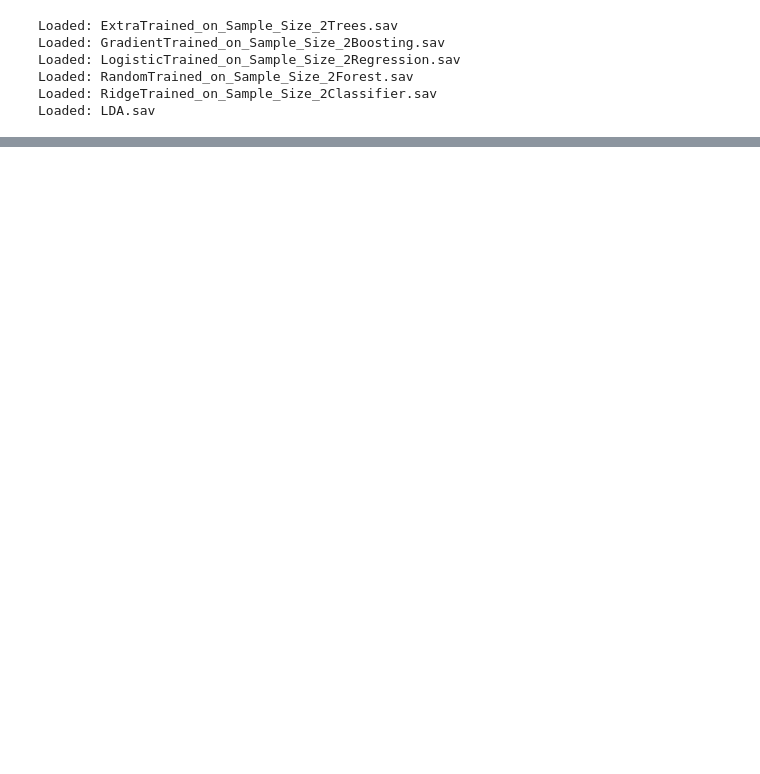
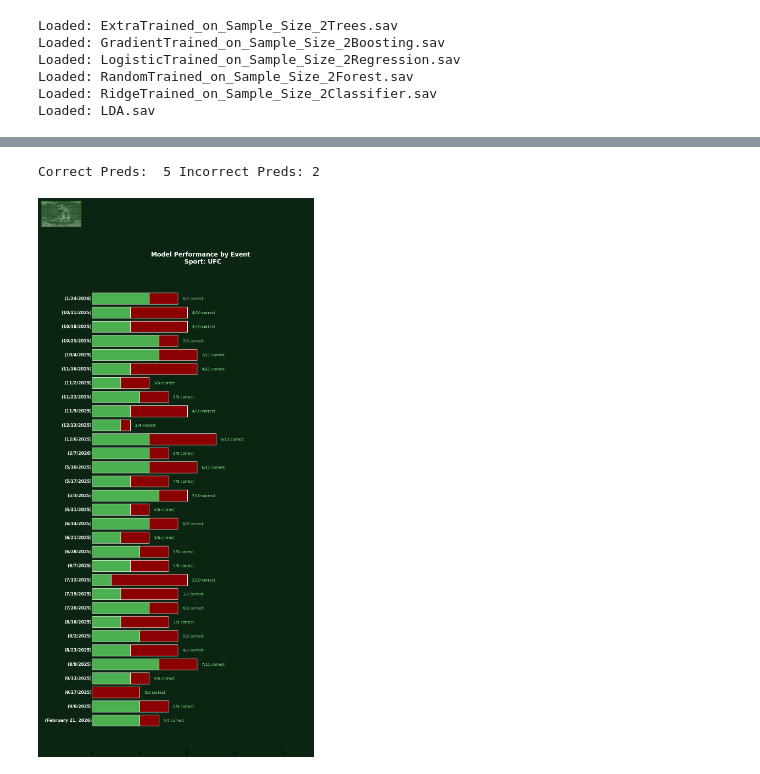
Before and after one commit to schneirc73/Upcoming_UFC_Event_Prediction, a Jupyter notebook: EventPrediction_3.0_Sample_size_2_test.ipynb, the cells around one changed output, grey strips where cells are left out. Drawn from its saved outputs; the diff is of its cells as text; code cells hidden in the pictures; blank space fills up the shorter version.

```diff
--- a/EventPrediction_3.0_Sample_size_2_test.ipynb
+++ b/EventPrediction_3.0_Sample_size_2_test.ipynb
@@ -21,12 +21,12 @@ import numpy as np
 from Weight_Map import map_categories
 from EP_funs import time_to_minutes, compare_columns, Raw_Data_Filter, data_collector, convert_to_float
 # Adjust below to fit the date of the run
-lrd = '121425' # Date of the last run; automatically calls the previously created dataframe
-rd = '012526'
+lrd = '020826' # Date of the last run; automatically calls the previously created dataframe
+rd = '022226'
 patha = r'E:/UFC/Upcoming_Events_Testing/' # Projection Saved Places
 pathb = r'E:/UFC/Sample_Size2_Models/' # Models
 
-old_pred_file_location = "E:/MMA_Outcomes/UFC 324- Gaethje vs. Pimblett_predictions.csv"
+old_pred_file_location = "E:/MMA_Outcomes/UFC Fight Night- Strickland vs. Hernandez_predictions.csv"
 
 # E:\UFC\Data_Exploration.r
 # %%
@@ -658,7 +662,7 @@ image_height = 0.15
 summary_df1=pd.read_csv("E:/MMA_Outcomes/Model_Outcomes.csv")
 summary_df1=pd.concat([summary_df1, New_line])
 summary_df1 = summary_df1.sort_values('Event Date', ascending=False).reset_index(drop=True)
-summary_df1.to_csv("E:/MMA_Outcomes/Model_Outcomes_updated.csv")
+summary_df1.to_csv("E:/MMA_Outcomes/Model_Outcomes_updated.csv", index=False)
 fig, ax = plt.subplots(figsize=(10, 0.6 * len(summary_df1)))
 fig.patch.set_facecolor('#0b2512')
 ax.set_facecolor('#0b2512')
@@ -666,30 +670,33 @@ ax.set_facecolor('#0b2512')
 # Plot each stacked bar
 for i, row in summary_df1.iterrows():
     ax.barh(i, row['Correct'], color='#4CAF50', edgecolor='white')  # green for correct
     ax.barh(i, row['Wrong'], left=row['Correct'], color='#8B0000', edgecolor='white')  # red for wrong
 
     # Add text labels
     ax.text(row['Total'] + 0.5, i, f"{row['Correct']}/{row['Total']} correct",
             va='center', ha='left', color='lightgreen', fontsize=10)
 
     ax.text(-0.02, i, f"({row['Event Date']})",
             va='center', ha='right', fontsize=11, color='white', fontweight='bold')
 
 # Formatting
 ax.set_yticks([])
 ax.set_xlim(0, summary_df1['Total'].max() + 10)
 ax.set_title("Model Performance by Event \n Sport: UFC",
              fontsize=16, color='white', pad=20, weight='bold')
 ax_image = fig.add_axes([
                         image_xaxis,
                          image_yaxis,
                          image_width,
                          image_height
 ])
 for spine in ax.spines.values():
     spine.set_visible(False)
 ax_image.imshow(logo)
 ax_image.axis('off')
 plt.tight_layout()
 plt.savefig("correct_vs_wrong_predictions.png", format='png', dpi=300, bbox_inches='tight')
 plt.show()
+# %% [output]
+Correct Preds:  5 Incorrect Preds: 2
+[figure, added]
```
Also changed, not shown: parts of 6 cells of this notebook.
